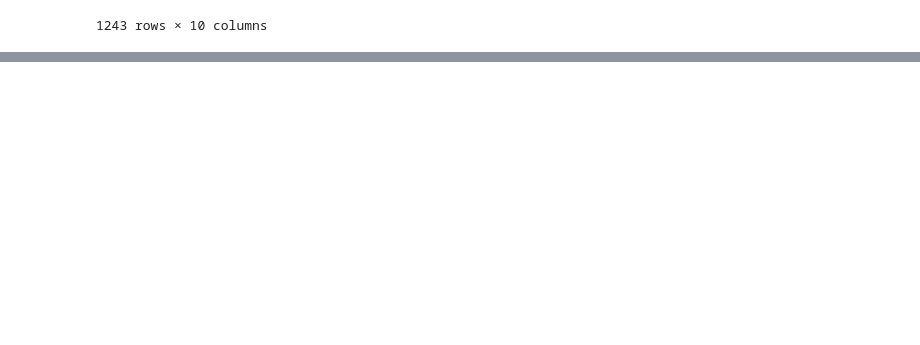
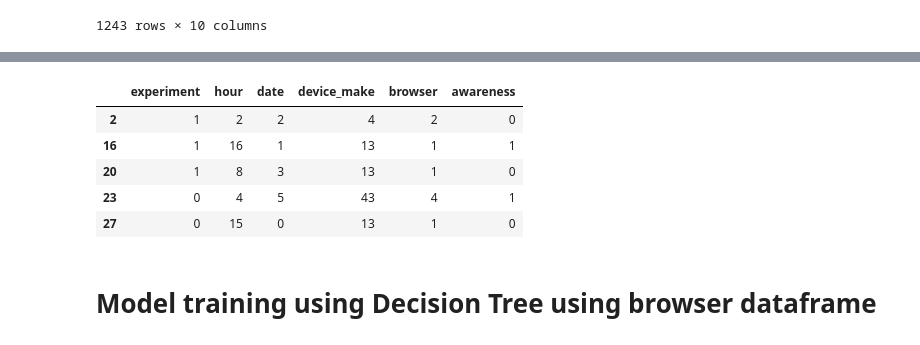
Before and after one commit to AB-Hypothesis-Testing/AB-Testing, a Jupyter notebook: notebooks/AB_Testing_Machine_learning.ipynb, the cells around one changed output, grey strips where cells are left out. Drawn from its saved outputs; the diff is of its cells as text; code cells hidden in the pictures; blank space fills up the shorter version.

Commit message:
changing catogorical variables to numeric

```diff
--- a/notebooks/AB_Testing_Machine_learning.ipynb
+++ b/notebooks/AB_Testing_Machine_learning.ipynb
@@ -160,0 +163,8 @@ Helper.save_csv(df, CLEANED_CSV_PATH)
+# %%
+# change categorical variables to numerical value
+lb = LabelEncoder()
+df['experiment'] = lb.fit_transform(df['experiment'])
+df['browser'] = lb.fit_transform(df['browser'])
+df['device_make'] = lb.fit_transform(df['device_make'])
+df['date'] = lb.fit_transform(df['date'])
+df['awareness'] = lb.fit_transform(df['awareness'])
@@ -160,0 +173,3 @@ Helper.save_csv(df, CLEANED_CSV_PATH)
+# %%
+browser_df = df[["experiment", "hour", "date", 'device_make', 'browser', 'awareness']]
+platform_df = df[["experiment", "hour", "date", 'device_make', 'platform_os', 'awareness']]
@@ -160,0 +219,11 @@ Helper.save_csv(df, CLEANED_CSV_PATH)
+# %%
+browser_df.head()
+# %% [output]
+|  | experiment | hour | date | device_make | browser | awareness |
+| 2 | 1 | 2 | 2 | 4 | 2 | 0 |
+| 16 | 1 | 16 | 1 | 13 | 1 | 1 |
+| 20 | 1 | 8 | 3 | 13 | 1 | 0 |
+| 23 | 0 | 4 | 5 | 43 | 4 | 1 |
+| 27 | 0 | 15 | 0 | 13 | 1 | 0 |
+# %% [markdown]
+# Model training using Decision Tree using browser dataframe
```
Also changed, not shown: parts of 7 cells of this notebook.
